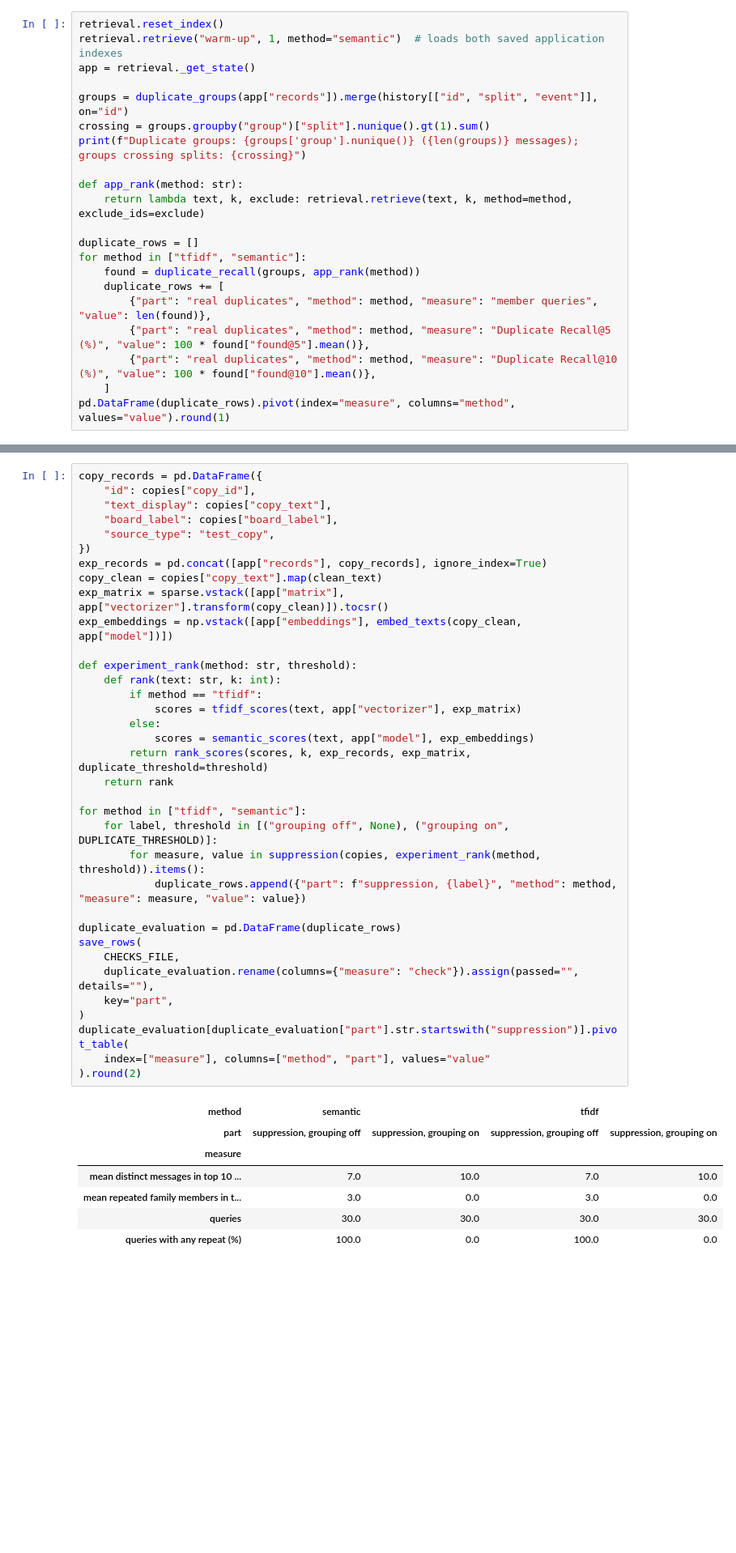
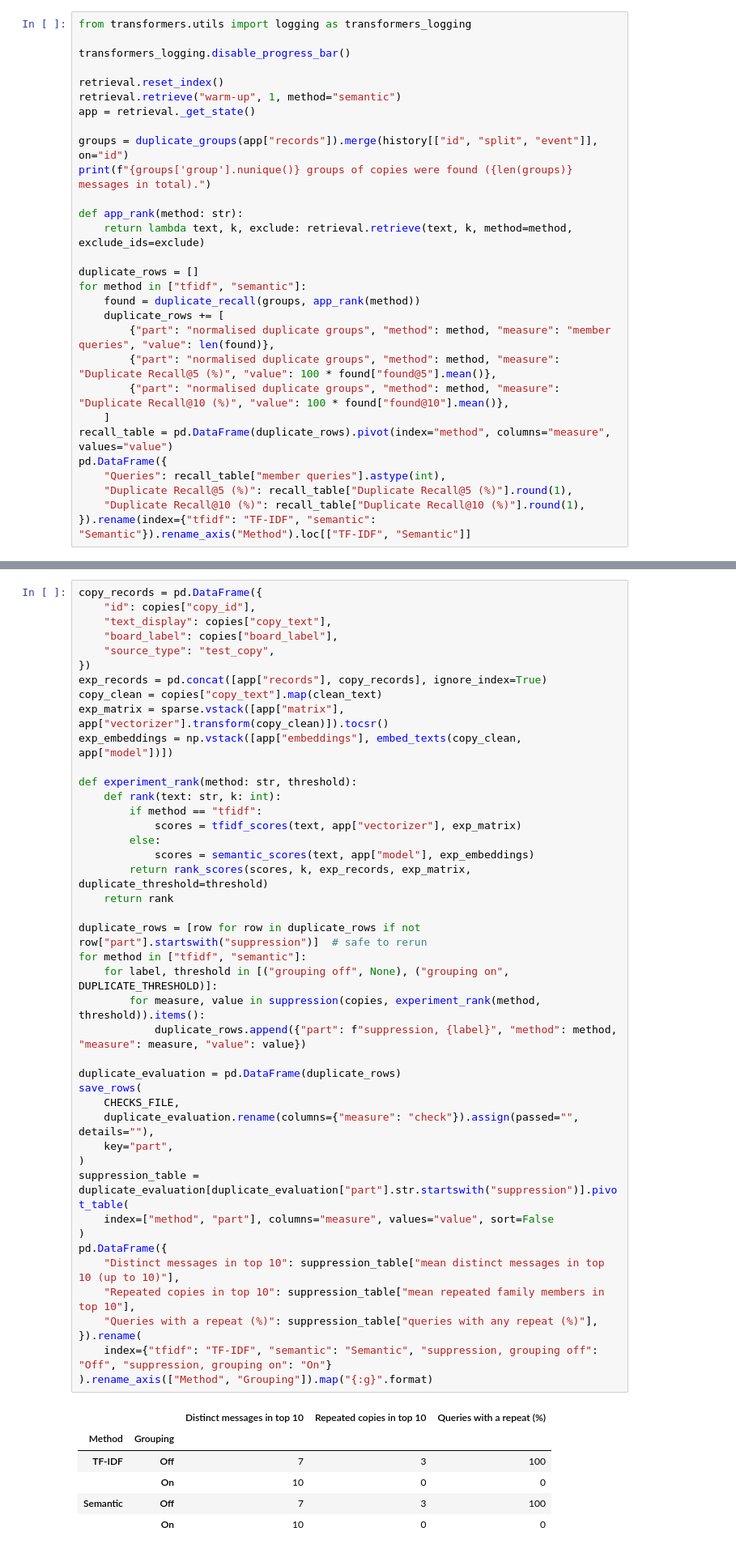
Before and after one commit to Rainbow6174/36118-ANLP-AT2, a Jupyter notebook: notebooks/member5/retrieval_experiments.ipynb, the cells around one changed output, grey strips where cells are left out. Shown at 81% size. Drawn from its saved outputs; the diff is of its cells as text; blank space fills up the shorter version.

```diff
--- a/notebooks/member5/retrieval_experiments.ipynb
+++ b/notebooks/member5/retrieval_experiments.ipynb
@@ -1070,11 +1485,14 @@ Each group member is used once as a query on the application indexes (all 76,484
 # %%
+from transformers.utils import logging as transformers_logging
+
+transformers_logging.disable_progress_bar()
+
 retrieval.reset_index()
-retrieval.retrieve("warm-up", 1, method="semantic")  # loads both saved application indexes
+retrieval.retrieve("warm-up", 1, method="semantic")
 app = retrieval._get_state()
 
 groups = duplicate_groups(app["records"]).merge(history[["id", "split", "event"]], on="id")
-crossing = groups.groupby("group")["split"].nunique().gt(1).sum()
-print(f"Duplicate groups: {groups['group'].nunique()} ({len(groups)} messages); groups crossing splits: {crossing}")
+print(f"{groups['group'].nunique()} groups of copies were found ({len(groups)} messages in total).")
 
 def app_rank(method: str):
     return lambda text, k, exclude: retrieval.retrieve(text, k, method=method, exclude_ids=exclude)
@@ -1083,9 +1501,14 @@ duplicate_rows = []
 for method in ["tfidf", "semantic"]:
     found = duplicate_recall(groups, app_rank(method))
     duplicate_rows += [
-        {"part": "real duplicates", "method": method, "measure": "member queries", "value": len(found)},
-        {"part": "real duplicates", "method": method, "measure": "Duplicate Recall@5 (%)", "value": 100 * found["found@5"].mean()},
-        {"part": "real duplicates", "method": method, "measure": "Duplicate Recall@10 (%)", "value": 100 * found["found@10"].mean()},
+        {"part": "normalised duplicate groups", "method": method, "measure": "member queries", "value": len(found)},
+        {"part": "normalised duplicate groups", "method": method, "measure": "Duplicate Recall@5 (%)", "value": 100 * found["found@5"].mean()},
+        {"part": "normalised duplicate groups", "method": method, "measure": "Duplicate Recall@10 (%)", "value": 100 * found["found@10"].mean()},
     ]
-pd.DataFrame(duplicate_rows).pivot(index="measure", columns="method", values="value").round(1)
+recall_table = pd.DataFrame(duplicate_rows).pivot(index="method", columns="measure", values="value")
+pd.DataFrame({
+    "Queries": recall_table["member queries"].astype(int),
+    "Duplicate Recall@5 (%)": recall_table["Duplicate Recall@5 (%)"].round(1),
+    "Duplicate Recall@10 (%)": recall_table["Duplicate Recall@10 (%)"].round(1),
+}).rename(index={"tfidf": "TF-IDF", "semantic": "Semantic"}).rename_axis("Method").loc[["TF-IDF", "Semantic"]]
 # %% [output]
@@ -1105,41 +1527,48 @@ copy_records = pd.DataFrame({
     "text_display": copies["copy_text"],
     "board_label": copies["board_label"],
     "source_type": "test_copy",
 })
 exp_records = pd.concat([app["records"], copy_records], ignore_index=True)
 copy_clean = copies["copy_text"].map(clean_text)
 exp_matrix = sparse.vstack([app["matrix"], app["vectorizer"].transform(copy_clean)]).tocsr()
 exp_embeddings = np.vstack([app["embeddings"], embed_texts(copy_clean, app["model"])])
 
 def experiment_rank(method: str, threshold):
     def rank(text: str, k: int):
         if method == "tfidf":
             scores = tfidf_scores(text, app["vectorizer"], exp_matrix)
         else:
             scores = semantic_scores(text, app["model"], exp_embeddings)
         return rank_scores(scores, k, exp_records, exp_matrix, duplicate_threshold=threshold)
     return rank
 
+duplicate_rows = [row for row in duplicate_rows if not row["part"].startswith("suppression")]  # safe to rerun
 for method in ["tfidf", "semantic"]:
     for label, threshold in [("grouping off", None), ("grouping on", DUPLICATE_THRESHOLD)]:
         for measure, value in suppression(copies, experiment_rank(method, threshold)).items():
             duplicate_rows.append({"part": f"suppression, {label}", "method": method, "measure": measure, "value": value})
 
 duplicate_evaluation = pd.DataFrame(duplicate_rows)
 save_rows(
     CHECKS_FILE,
     duplicate_evaluation.rename(columns={"measure": "check"}).assign(passed="", details=""),
     key="part",
 )
-duplicate_evaluation[duplicate_evaluation["part"].str.startswith("suppression")].pivot_table(
-    index=["measure"], columns=["method", "part"], values="value"
-).round(2)
+suppression_table = duplicate_evaluation[duplicate_evaluation["part"].str.startswith("suppression")].pivot_table(
+    index=["method", "part"], columns="measure", values="value", sort=False
+)
+pd.DataFrame({
+    "Distinct messages in top 10": suppression_table["mean distinct messages in top 10 (up to 10)"],
+    "Repeated copies in top 10": suppression_table["mean repeated family members in top 10"],
+    "Queries with a repeat (%)": suppression_table["queries with any repeat (%)"],
+}).rename(
+    index={"tfidf": "TF-IDF", "semantic": "Semantic", "suppression, grouping off": "Off", "suppression, grouping on": "On"}
+).rename_axis(["Method", "Grouping"]).map("{:g}".format)
 # %% [output]
-| method | semantic |  | tfidf |  |
-| part | suppression, grouping off | suppression, grouping on | suppression, grouping off | suppression, grouping on |
-| measure |  |  |  |  |
-| mean distinct messages in top 10 ... | 7.0 | 10.0 | 7.0 | 10.0 |
-| mean repeated family members in t... | 3.0 | 0.0 | 3.0 | 0.0 |
-| queries | 30.0 | 30.0 | 30.0 | 30.0 |
-| queries with any repeat (%) | 100.0 | 0.0 | 100.0 | 0.0 |
+|  |  | Distinct messages in top 10 | Repeated copies in top 10 | Queries with a repeat (%) |
+| Method | Grouping |  |  |  |
+| TF-IDF | Off | 7 | 3 | 100 |
+|  | On | 10 | 0 | 0 |
+| Semantic | Off | 7 | 3 | 100 |
+|  | On | 10 | 0 | 0 |
 # %% [markdown]
```
Also changed, not shown: parts of 88 cells of this notebook, 11 other files.
